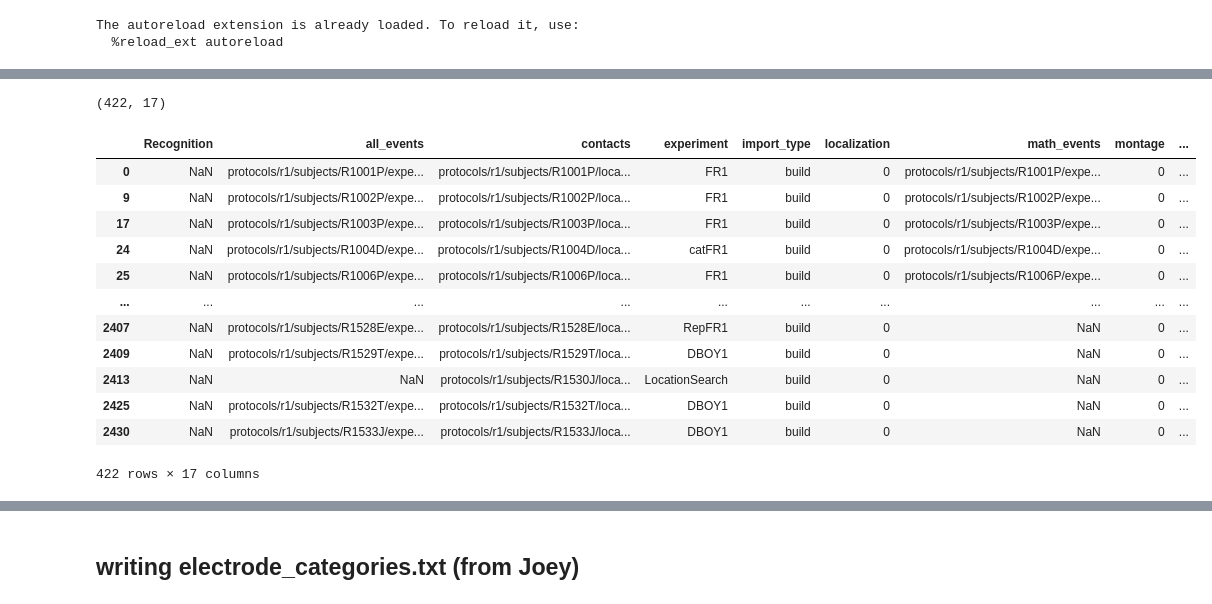
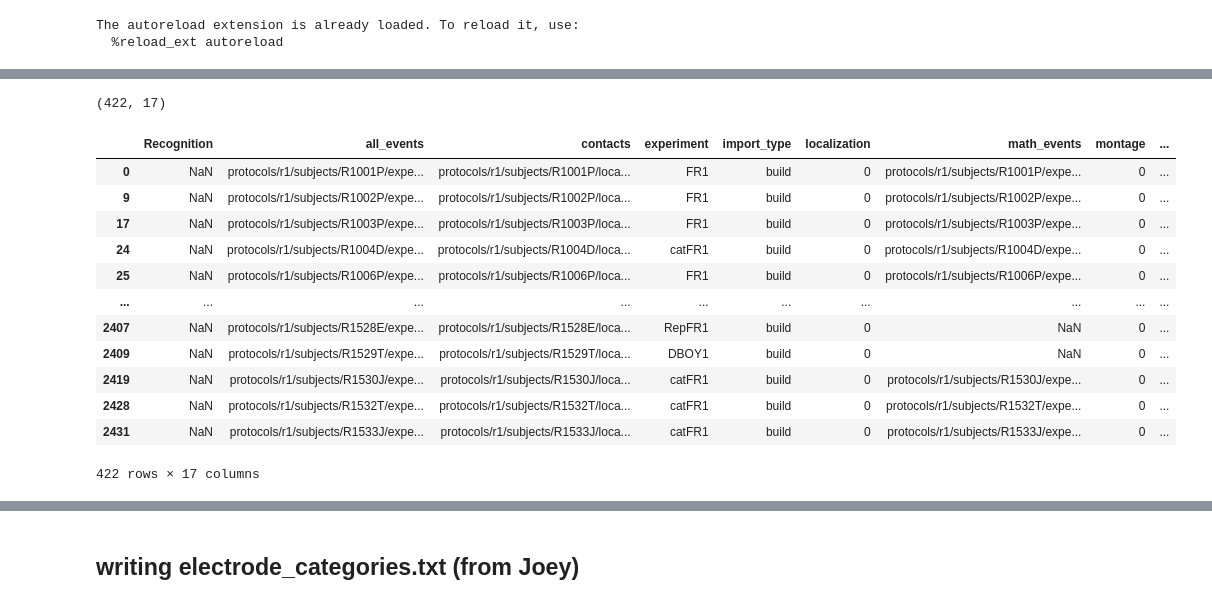
Before and after one commit to jjsakon/SWR, a Jupyter notebook: code/readWriteSOZictal.ipynb, the cells around one changed output, grey strips where cells are left out. Drawn from its saved outputs; the diff is of its cells as text; code cells hidden in the pictures.

```diff
--- a/code/readWriteSOZictal.ipynb
+++ b/code/readWriteSOZictal.ipynb
@@ -23,7 +23,7 @@ from general import *
 from SWRmodule import *
 
 df = get_data_index("r1") # all RAM subjects
-exp = '' # 'FR1' 'catFR1'
+exp = 'catFR1' # 'FR1' 'catFR1'
 # %% [output]
 The autoreload extension is already loaded. To reload it, use:
   %reload_ext autoreload
@@ -72,38 +79,46 @@ elif exp == 'catFR1':
                     ((df.subject!='R1235E') | (df.session!=0)) & # split EEG filenames error...documented on Asana
                     ((df.subject!='R1310J') | (df.session!=1)) & # session 1 is just a repeat of session 0
                     ((df.subject!='R1239E') | (df.session!=0)) # some correlated noise (can see in catFR1 problem sessions ppt)
                    ]
 elif exp == '':
 
     # if no experiment then just grab first task file for each subject
 
     unique_subs = np.unique(df.subject)
     first_sub_session_idxs = []
     for sb in unique_subs:
         temp_sub_df = df[(df.subject.isin([sb]))]
-        first_sub_session_idxs.append(temp_sub_df.index[0])
+
+        # if there are FR or catFR1 sessions, make sure you grab one of those
+        temp_exps = temp_sub_df.experiment
+        FR_mask = [tp=='catFR1' or tp=='FR1' for tp in temp_exps]
+        if sum(FR_mask)>0:
+            FR_idx = findInd(FR_mask)[0] # if an FR task take the first one
+        else:
+            FR_idx = 0 # if no FR task then just take first session
+        first_sub_session_idxs.append(temp_sub_df.index[FR_idx])
 
     exp_df = df[(df.index.isin(first_sub_session_idxs))]
 
 exp_df.shape
 # exp_df = exp_df[257:] # for catFR1 this is R1385E-onwwards
 # exp_df = exp_df[472:] # for FR1 this is R1385E-onwwards
-# exp_df[404:413]
+# exp_df = exp_df[298:]
 exp_df
 # %% [output]
 (422, 17)
 |  | Recognition | all_events | contacts | experiment | import_type | localization | math_events | montage | ... |
 | 0 | NaN | protocols/r1/subjects/R1001P/expe... | protocols/r1/subjects/R1001P/loca... | FR1 | build | 0 | protocols/r1/subjects/R1001P/expe... | 0 | ... |
 | 9 | NaN | protocols/r1/subjects/R1002P/expe... | protocols/r1/subjects/R1002P/loca... | FR1 | build | 0 | protocols/r1/subjects/R1002P/expe... | 0 | ... |
 | 17 | NaN | protocols/r1/subjects/R1003P/expe... | protocols/r1/subjects/R1003P/loca... | FR1 | build | 0 | protocols/r1/subjects/R1003P/expe... | 0 | ... |
 | 24 | NaN | protocols/r1/subjects/R1004D/expe... | protocols/r1/subjects/R1004D/loca... | catFR1 | build | 0 | protocols/r1/subjects/R1004D/expe... | 0 | ... |
 | 25 | NaN | protocols/r1/subjects/R1006P/expe... | protocols/r1/subjects/R1006P/loca... | FR1 | build | 0 | protocols/r1/subjects/R1006P/expe... | 0 | ... |
 | ... | ... | ... | ... | ... | ... | ... | ... | ... | ... |
 | 2407 | NaN | protocols/r1/subjects/R1528E/expe... | protocols/r1/subjects/R1528E/loca... | RepFR1 | build | 0 | NaN | 0 | ... |
 | 2409 | NaN | protocols/r1/subjects/R1529T/expe... | protocols/r1/subjects/R1529T/loca... | DBOY1 | build | 0 | NaN | 0 | ... |
-| 2413 | NaN | NaN | protocols/r1/subjects/R1530J/loca... | LocationSearch | build | 0 | NaN | 0 | ... |
-| 2425 | NaN | protocols/r1/subjects/R1532T/expe... | protocols/r1/subjects/R1532T/loca... | DBOY1 | build | 0 | NaN | 0 | ... |
-| 2430 | NaN | protocols/r1/subjects/R1533J/expe... | protocols/r1/subjects/R1533J/loca... | DBOY1 | build | 0 | NaN | 0 | ... |
+| 2419 | NaN | protocols/r1/subjects/R1530J/expe... | protocols/r1/subjects/R1530J/loca... | catFR1 | build | 0 | protocols/r1/subjects/R1530J/expe... | 0 | ... |
+| 2428 | NaN | protocols/r1/subjects/R1532T/expe... | protocols/r1/subjects/R1532T/loca... | catFR1 | build | 0 | protocols/r1/subjects/R1532T/expe... | 0 | ... |
+| 2431 | NaN | protocols/r1/subjects/R1533J/expe... | protocols/r1/subjects/R1533J/loca... | catFR1 | build | 0 | protocols/r1/subjects/R1533J/expe... | 0 | ... |
 422 rows × 17 columns
 # %%
 %autoreload
```
Also changed, not shown: parts of 3 cells of this notebook, 3 other files.
